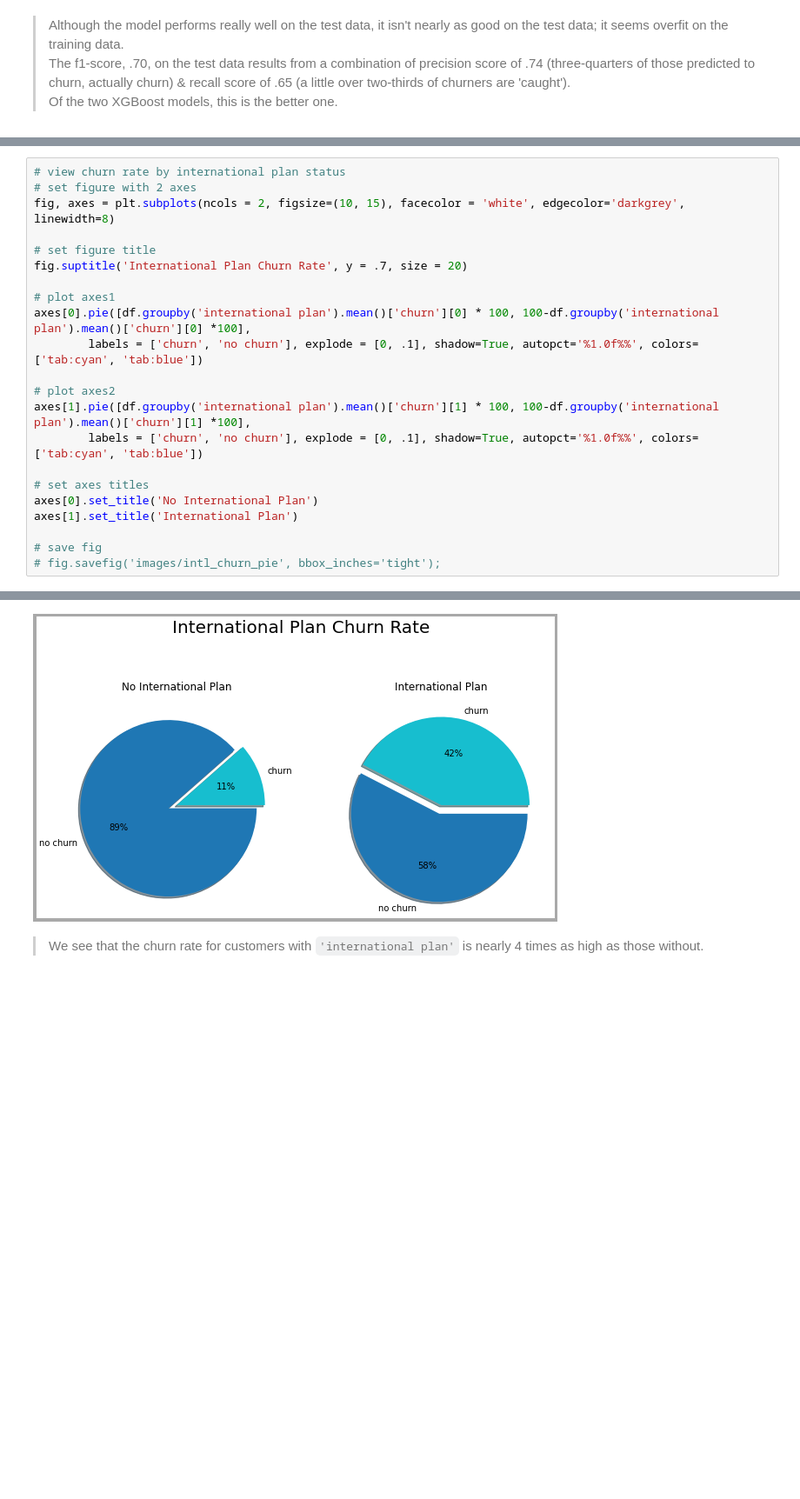
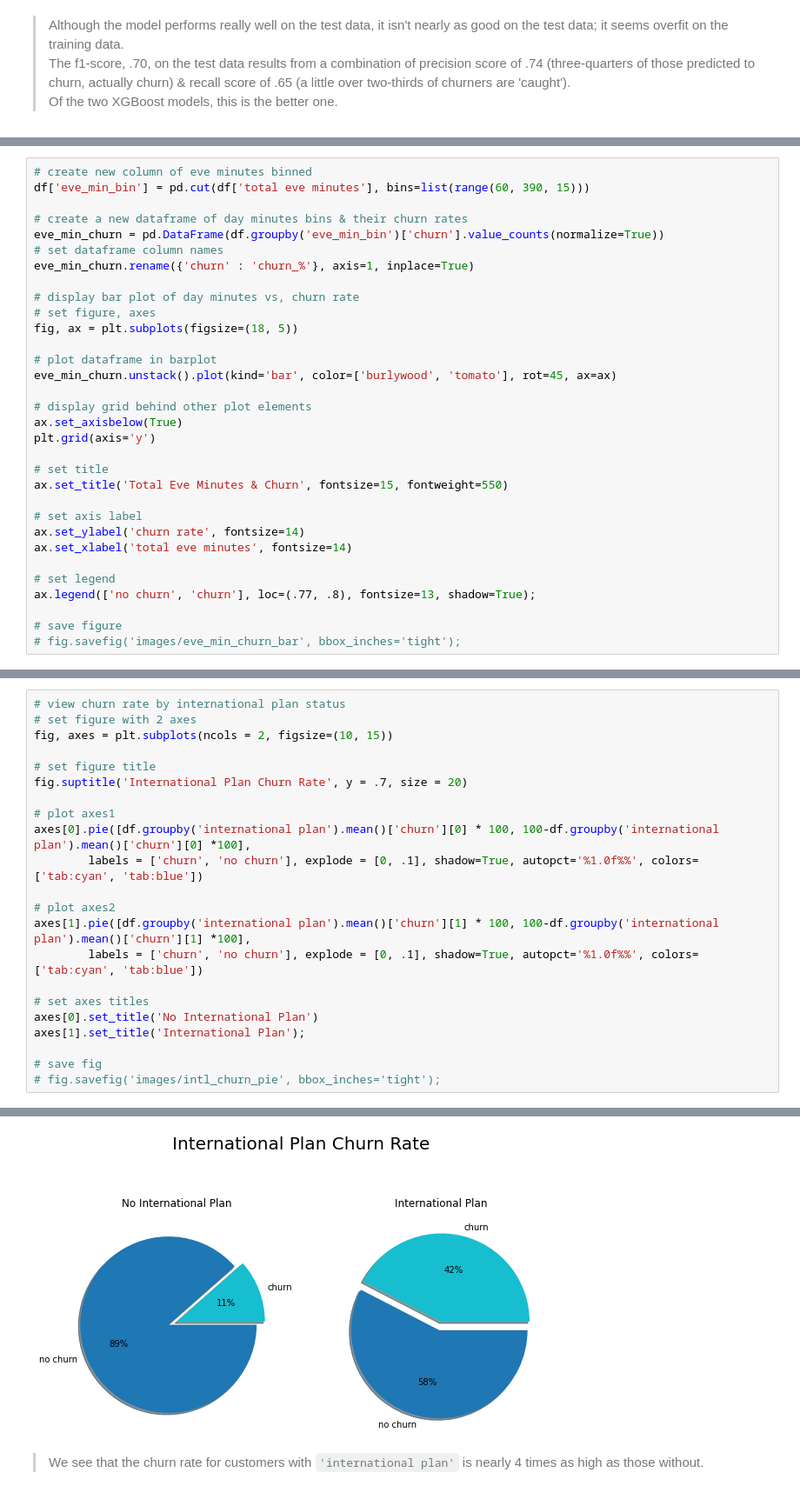
Before and after one commit to terminalcoder/Churn-in-Telecom, a Jupyter notebook: notebook.ipynb, the cells around one changed output, grey strips where cells are left out. Shown at 87% size. Drawn from its saved outputs; the diff is of its cells as text; blank space fills up the shorter version.

```diff
--- a/notebook.ipynb
+++ b/notebook.ipynb
@@ -581,0 +618,32 @@ By calculating the mean of `'churn'` grouped by `'international plan'` we can se
+# %%
+# create new column of eve minutes binned
+df['eve_min_bin'] = pd.cut(df['total eve minutes'], bins=list(range(60, 390, 15)))
+
+# create a new dataframe of day minutes bins & their churn rates
+eve_min_churn = pd.DataFrame(df.groupby('eve_min_bin')['churn'].value_counts(normalize=True))
+# set dataframe column names
+eve_min_churn.rename({'churn' : 'churn_%'}, axis=1, inplace=True)
+
+# display bar plot of day minutes vs, churn rate
+# set figure, axes
+fig, ax = plt.subplots(figsize=(18, 5))
+
+# plot dataframe in barplot
+eve_min_churn.unstack().plot(kind='bar', color=['burlywood', 'tomato'], rot=45, ax=ax)
+
+# display grid behind other plot elements
+ax.set_axisbelow(True)
+plt.grid(axis='y')
+
+# set title
+ax.set_title('Total Eve Minutes & Churn', fontsize=15, fontweight=550)
+
+# set axis label
+ax.set_ylabel('churn rate', fontsize=14)
+ax.set_xlabel('total eve minutes', fontsize=14)
+
+# set legend
+ax.legend(['no churn', 'churn'], loc=(.77, .8), fontsize=13, shadow=True);
+
+# save figure
+# fig.savefig('images/eve_min_churn_bar', bbox_inches='tight');
@@ -582,7 +694,7 @@ By calculating the mean of `'churn'` grouped by `'international plan'` we can se
 # %%
 # view churn rate by international plan status
 # set figure with 2 axes
-fig, axes = plt.subplots(ncols = 2, figsize=(10, 15), facecolor = 'white', edgecolor='darkgrey', linewidth=8)
+fig, axes = plt.subplots(ncols = 2, figsize=(10, 15))
 
 # set figure title
 fig.suptitle('International Plan Churn Rate', y = .7, size = 20)
@@ -597,7 +709,7 @@ axes[1].pie([df.groupby('international plan').mean()['churn'][1] * 100, 100-df.g
 
 # set axes titles
 axes[0].set_title('No International Plan')
-axes[1].set_title('International Plan')
+axes[1].set_title('International Plan');
 
 # save fig
 # fig.savefig('images/intl_churn_pie', bbox_inches='tight');
@@ -606,3 +717,3 @@ Text(0.5, 1.0, 'International Plan')
-[figure, old version]
+[figure, new version]
 # %% [markdown]
 > We see that the churn rate for customers with `'international plan'` is nearly 4 times as high as those without.
```
Also changed, not shown: parts of 32 cells of this notebook, 4 other files.
